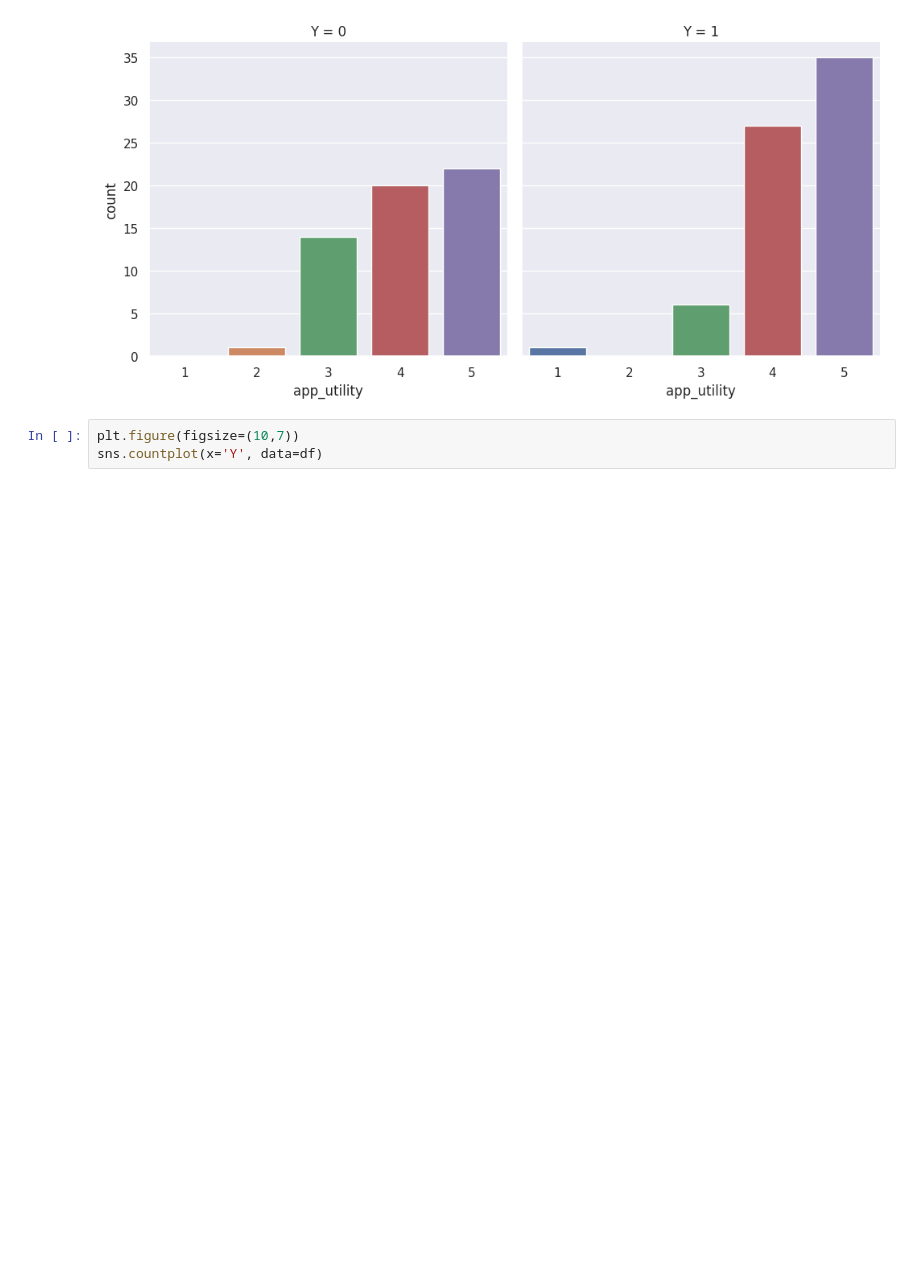
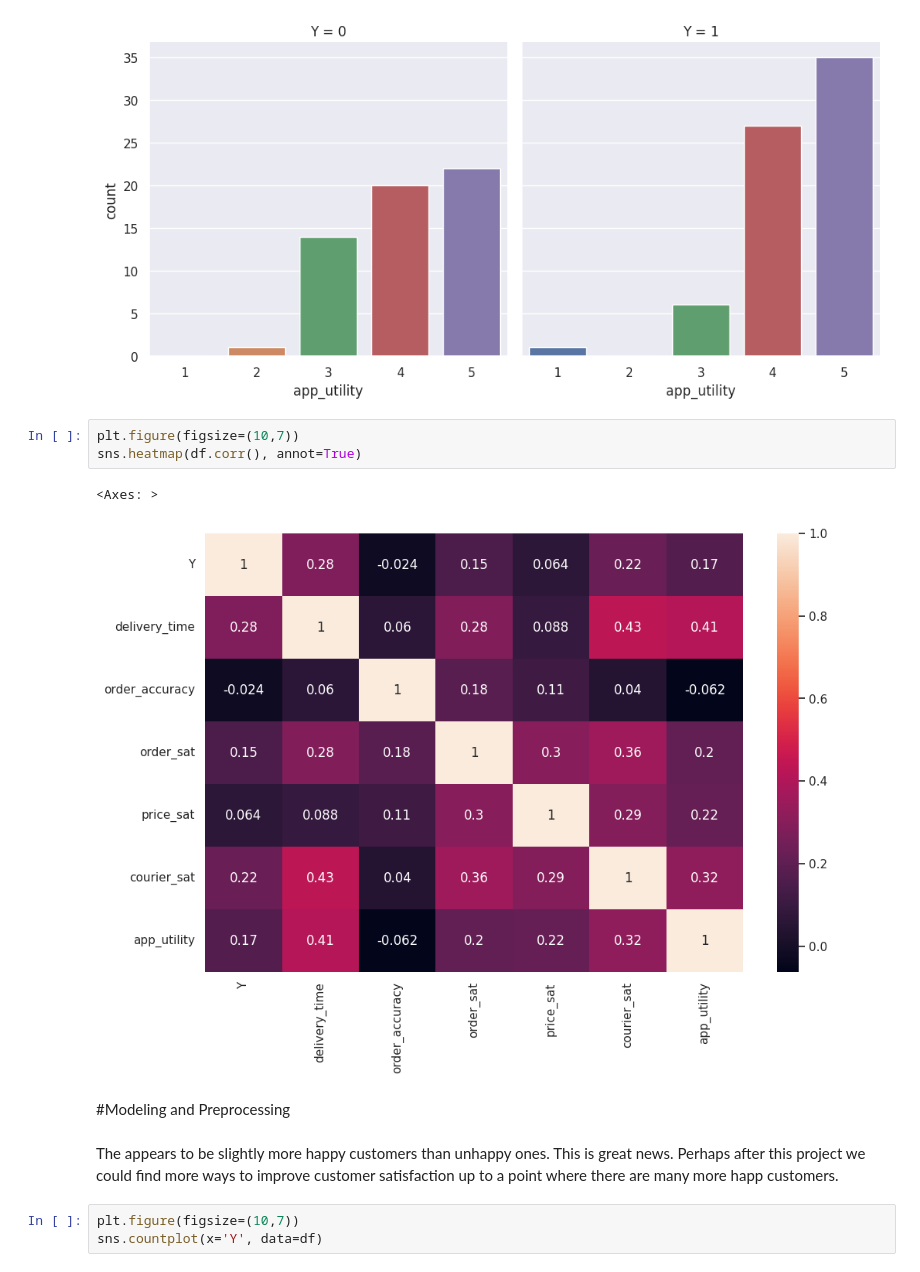
Before and after one commit to JideOkesanjo/JvwzPchMzoFGWGVY, a Jupyter notebook: apziva_project_1.ipynb, the cells around one changed output. Drawn from its saved outputs; the diff is of its cells as text; blank space fills up the shorter version.

```diff
--- a/apziva_project_1.ipynb
+++ b/apziva_project_1.ipynb
@@ -113,6 +116,16 @@ for i in df.columns[1:]:
 [figure]
 [figure]
 [figure]
+# %%
+plt.figure(figsize=(10,7))
+sns.heatmap(df.corr(), annot=True)
+# %% [output]
+<Axes: >
+[figure, added]
+# %% [markdown]
+#Modeling and Preprocessing
+# %% [markdown]
+The appears to be slightly more happy customers than unhappy ones. This is great news. Perhaps after this project we could find more ways to improve customer satisfaction up to a point where there are many more happ customers.
 # %%
 plt.figure(figsize=(10,7))
 sns.countplot(x='Y', data=df)
```
Also changed, not shown: parts of 45 cells of this notebook.
